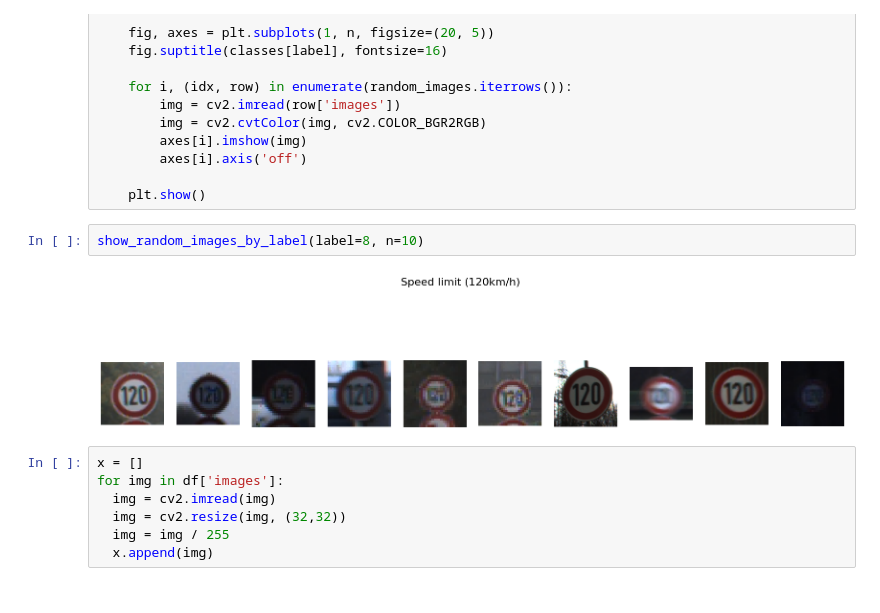
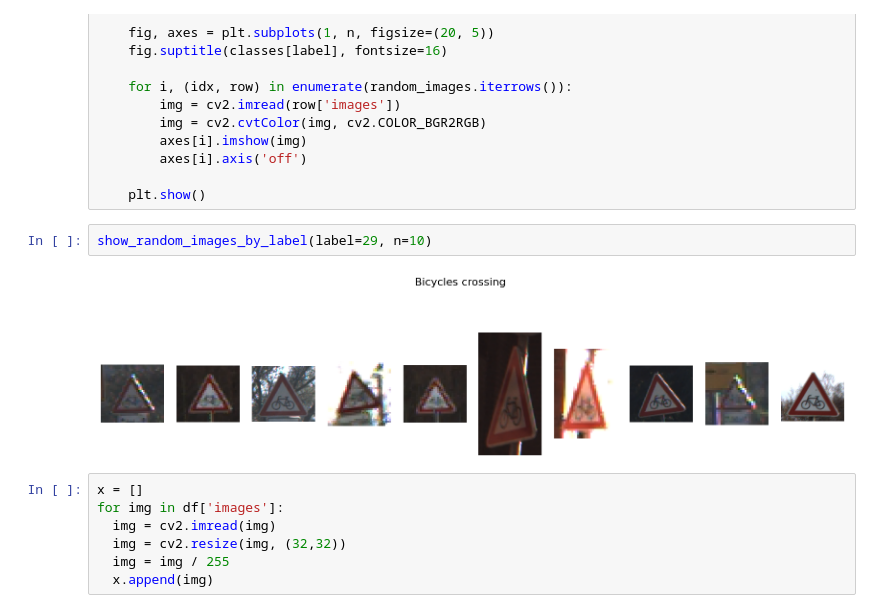
Before and after one commit to zafermesut/german-traffic-sign-recognition, a Jupyter notebook: Project.ipynb, the cells around one changed output. Saved outputs shown, nothing was run; the diff lists cells and outputs as text.

```diff
--- a/Project.ipynb
+++ b/Project.ipynb
@@ -217,9 +219,9 @@ def show_random_images_by_label(label, n=6):
 
     plt.show()
 # %%
-show_random_images_by_label(label=8, n=10)
+show_random_images_by_label(label=29, n=10)
 # %% [output]
-[figure, old version]
+[figure, new version]
 # %%
 x = []
 for img in df['images']:
```
Also changed, not shown: parts of 7 cells of this notebook, 4 other files.
